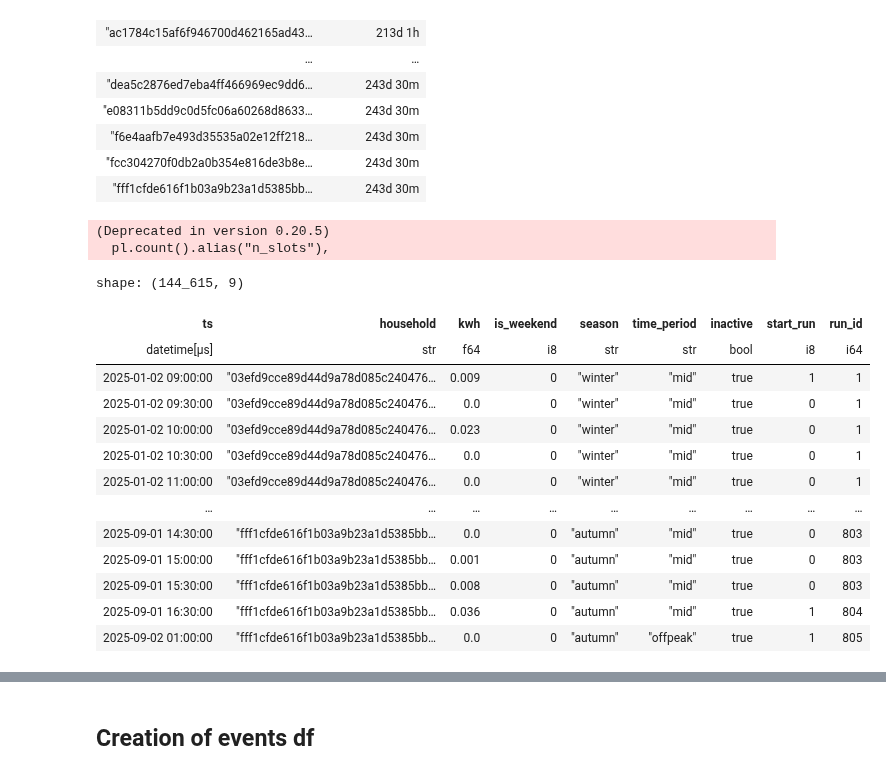
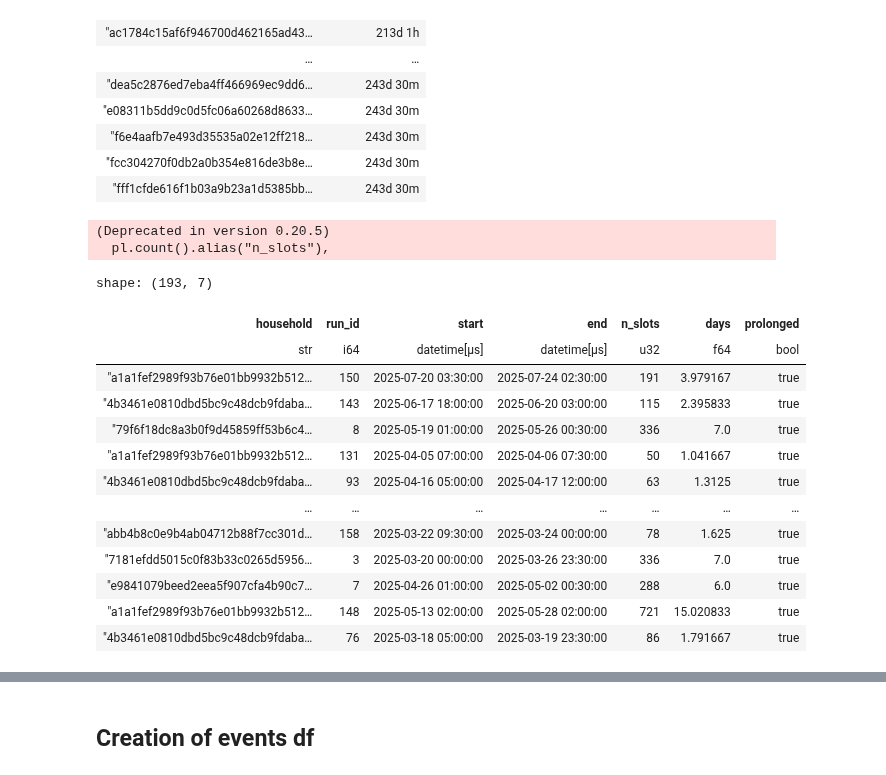
Before and after one commit to dumontduval/opticharge, a Jupyter notebook: notebooks/N00_Introductory.ipynb, the cells around one changed output, grey strips where cells are left out. Drawn from its saved outputs; the diff is of its cells as text; code cells hidden in the pictures.

Commit message:
remove pre ev adopting period

```diff
--- a/notebooks/N00_Introductory.ipynb
+++ b/notebooks/N00_Introductory.ipynb
@@ -239,8 +239,8 @@ shape: (89, 2)
 # %%
 # Remove inactive peiods : vacation, metering issue...
 
-INACTIVE_KWH = 0.05 #0.1 but half hourly
-PROLONGED_DAYS = 25
+INACTIVE_KWH = 0.05 #0.1 but half hourly ##by quantile????
+PROLONGED_DAYS = 1
 
 df = df_C.with_columns(
     (pl.col("kwh") < INACTIVE_KWH).alias("inactive")
@@ -257,48 +257,46 @@ inactive_runs = (
         ).cast(pl.Int8).alias("start_run")
     )
     .with_columns(
         pl.col("start_run").cum_sum().over("household").alias("run_id")
     )
 )
 
 
 inactive_ep = (
     inactive_runs
     .filter(pl.col("inactive"))
     .group_by(["household", "run_id"])
     .agg([
         pl.col("ts").min().alias("start"),
         pl.col("ts").max().alias("end"),
         pl.count().alias("n_slots"),
     ])
     .with_columns(
         (pl.col("n_slots") / 48).alias("days")  # 48 half-hours/day
     )
 )
 
 inactive_ep = inactive_ep.with_columns(
     (pl.col("days") >= PROLONGED_DAYS).alias("prolonged")
 )
 
-a= inactive_runs.filter(pl.col('inactive'))
+# inactive_runs.filter(pl.col('inactive'))
 
-# inactive_ep.filter(pl.col('prolonged'))
-
-a
+inactive_ep.filter(pl.col('prolonged'))
 # %% [output]
 (Deprecated in version 0.20.5)
   pl.count().alias("n_slots"),
-shape: (144_615, 9)
+shape: (193, 7)
-| ts | household | kwh | is_weekend | season | time_period | inactive | start_run | run_id |
-| datetime[μs] | str | f64 | i8 | str | str | bool | i8 | i64 |
-| 2025-01-02 09:00:00 | "03efd9cce89d44d9a78d085c240476… | 0.009 | 0 | "winter" | "mid" | true | 1 | 1 |
-| 2025-01-02 09:30:00 | "03efd9cce89d44d9a78d085c240476… | 0.0 | 0 | "winter" | "mid" | true | 0 | 1 |
-| 2025-01-02 10:00:00 | "03efd9cce89d44d9a78d085c240476… | 0.023 | 0 | "winter" | "mid" | true | 0 | 1 |
-| 2025-01-02 10:30:00 | "03efd9cce89d44d9a78d085c240476… | 0.0 | 0 | "winter" | "mid" | true | 0 | 1 |
-| 2025-01-02 11:00:00 | "03efd9cce89d44d9a78d085c240476… | 0.0 | 0 | "winter" | "mid" | true | 0 | 1 |
-| … | … | … | … | … | … | … | … | … |
-| 2025-09-01 14:30:00 | "fff1cfde616f1b03a9b23a1d5385bb… | 0.0 | 0 | "autumn" | "mid" | true | 0 | 803 |
-| 2025-09-01 15:00:00 | "fff1cfde616f1b03a9b23a1d5385bb… | 0.001 | 0 | "autumn" | "mid" | true | 0 | 803 |
-| 2025-09-01 15:30:00 | "fff1cfde616f1b03a9b23a1d5385bb… | 0.008 | 0 | "autumn" | "mid" | true | 0 | 803 |
-| 2025-09-01 16:30:00 | "fff1cfde616f1b03a9b23a1d5385bb… | 0.036 | 0 | "autumn" | "mid" | true | 1 | 804 |
-| 2025-09-02 01:00:00 | "fff1cfde616f1b03a9b23a1d5385bb… | 0.0 | 0 | "autumn" | "offpeak" | true | 1 | 805 |
+| household | run_id | start | end | n_slots | days | prolonged |
+| str | i64 | datetime[μs] | datetime[μs] | u32 | f64 | bool |
+| "a1a1fef2989f93b76e01bb9932b512… | 150 | 2025-07-20 03:30:00 | 2025-07-24 02:30:00 | 191 | 3.979167 | true |
+| "4b3461e0810dbd5bc9c48dcb9fdaba… | 143 | 2025-06-17 18:00:00 | 2025-06-20 03:00:00 | 115 | 2.395833 | true |
+| "79f6f18dc8a3b0f9d45859ff53b6c4… | 8 | 2025-05-19 01:00:00 | 2025-05-26 00:30:00 | 336 | 7.0 | true |
+| "a1a1fef2989f93b76e01bb9932b512… | 131 | 2025-04-05 07:00:00 | 2025-04-06 07:30:00 | 50 | 1.041667 | true |
+| "4b3461e0810dbd5bc9c48dcb9fdaba… | 93 | 2025-04-16 05:00:00 | 2025-04-17 12:00:00 | 63 | 1.3125 | true |
+| … | … | … | … | … | … | … |
+| "abb4b8c0e9b4ab04712b88f7cc301d… | 158 | 2025-03-22 09:30:00 | 2025-03-24 00:00:00 | 78 | 1.625 | true |
+| "7181efdd5015c0f83b33c0265d5956… | 3 | 2025-03-20 00:00:00 | 2025-03-26 23:30:00 | 336 | 7.0 | true |
+| "e9841079beed2eea5f907cfa4b90c7… | 7 | 2025-04-26 01:00:00 | 2025-05-02 00:30:00 | 288 | 6.0 | true |
+| "a1a1fef2989f93b76e01bb9932b512… | 148 | 2025-05-13 02:00:00 | 2025-05-28 02:00:00 | 721 | 15.020833 | true |
+| "4b3461e0810dbd5bc9c48dcb9fdaba… | 76 | 2025-03-18 05:00:00 | 2025-03-19 23:30:00 | 86 | 1.791667 | true |
```
Also changed, not shown: parts of 9 cells of this notebook.
